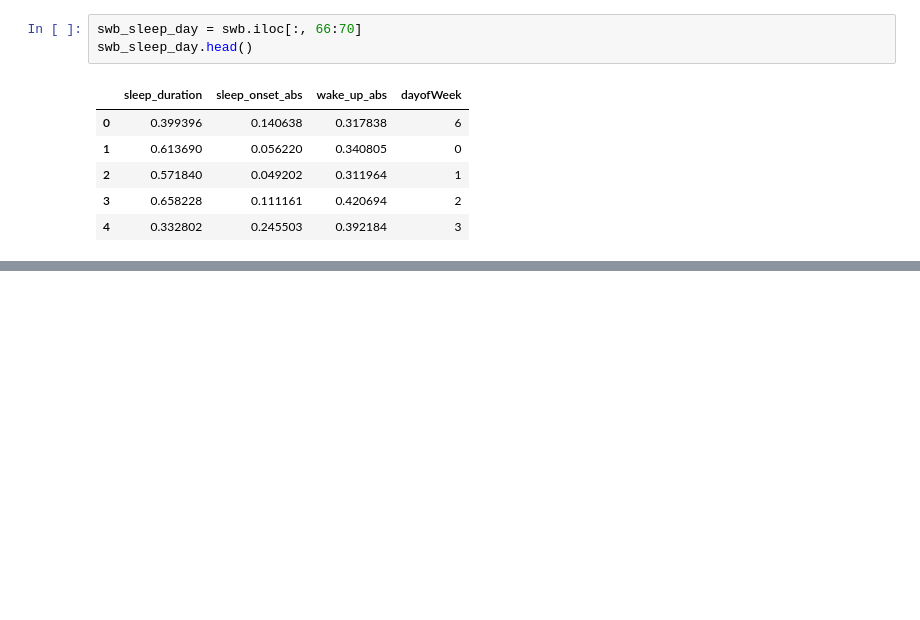
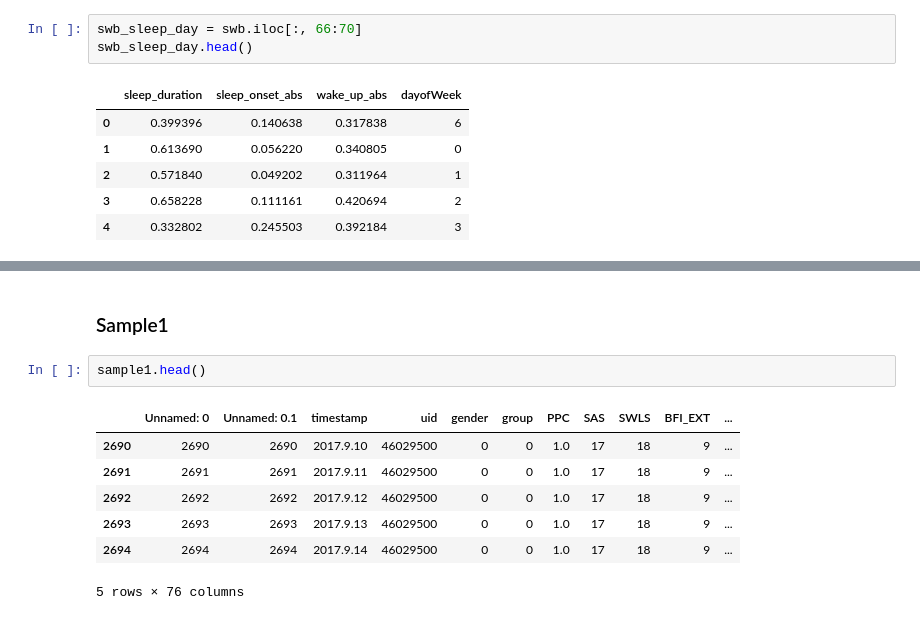
Before and after one commit to sy2399/Smartphone_Analysis, a Jupyter notebook: Code/03. Modeling/00. Model Basic1_SWB.ipynb, the cells around one changed output, grey strips where cells are left out. Saved outputs shown, nothing was run; the diff lists cells and outputs as text; blank space fills up the shorter version.

```diff
--- a/Code/03. Modeling/00. Model Basic1_SWB.ipynb
+++ b/Code/03. Modeling/00. Model Basic1_SWB.ipynb
@@ -141,0 +312,12 @@ swb_sleep_day.head()
+# %% [markdown]
+### Sample1
+# %%
+sample1.head()
+# %% [output]
+|  | Unnamed: 0 | Unnamed: 0.1 | timestamp | uid | gender | group | PPC | SAS | SWLS | BFI_EXT | ... |
+| 2690 | 2690 | 2690 | 2017.9.10 | 46029500 | 0 | 0 | 1.0 | 17 | 18 | 9 | ... |
+| 2691 | 2691 | 2691 | 2017.9.11 | 46029500 | 0 | 0 | 1.0 | 17 | 18 | 9 | ... |
+| 2692 | 2692 | 2692 | 2017.9.12 | 46029500 | 0 | 0 | 1.0 | 17 | 18 | 9 | ... |
+| 2693 | 2693 | 2693 | 2017.9.13 | 46029500 | 0 | 0 | 1.0 | 17 | 18 | 9 | ... |
+| 2694 | 2694 | 2694 | 2017.9.14 | 46029500 | 0 | 0 | 1.0 | 17 | 18 | 9 | ... |
+5 rows × 76 columns
```
Also changed, not shown: parts of 20 cells of this notebook.
